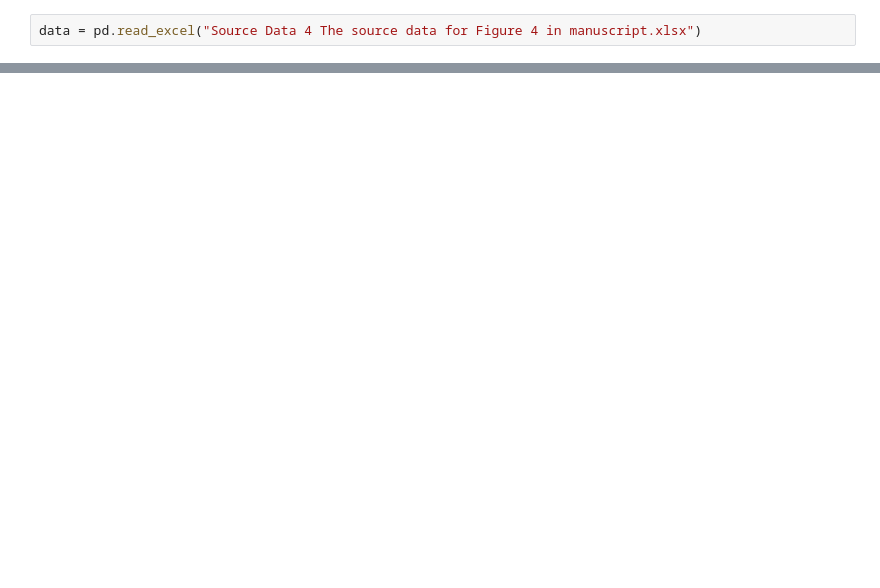
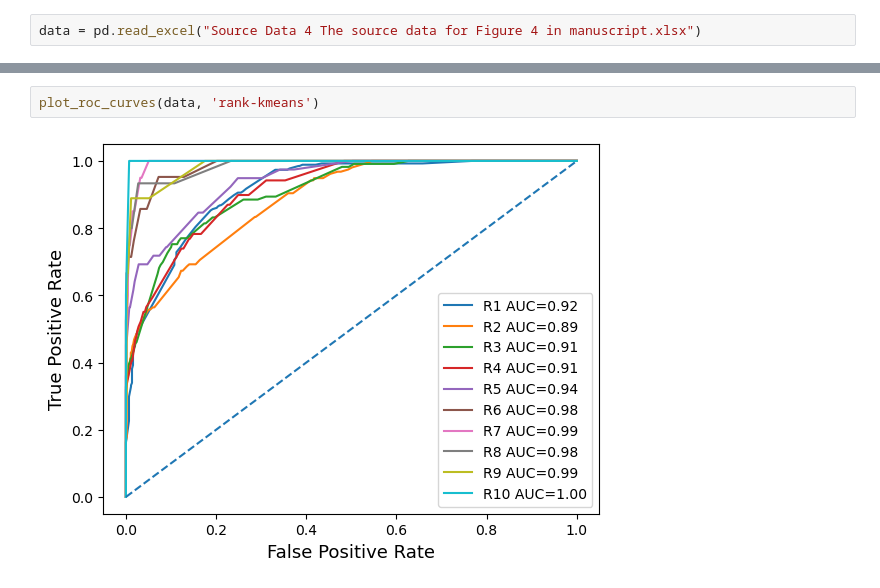
Before and after one commit to rafalkarczewski/MLinBioCourse, a Jupyter notebook: Random forest training.ipynb, the cells around one changed output, grey strips where cells are left out. Drawn from its saved outputs; the diff is of its cells as text; blank space fills up the shorter version.

```diff
--- a/Random forest training.ipynb
+++ b/Random forest training.ipynb
@@ -98,0 +147,4 @@ Average One-vs-One AUC-ROC:  0.6468027323434865
+# %%
+plot_roc_curves(data, 'rank-kmeans')
+# %% [output]
+[figure, added]
```
Also changed, not shown: parts of 16 cells of this notebook.
